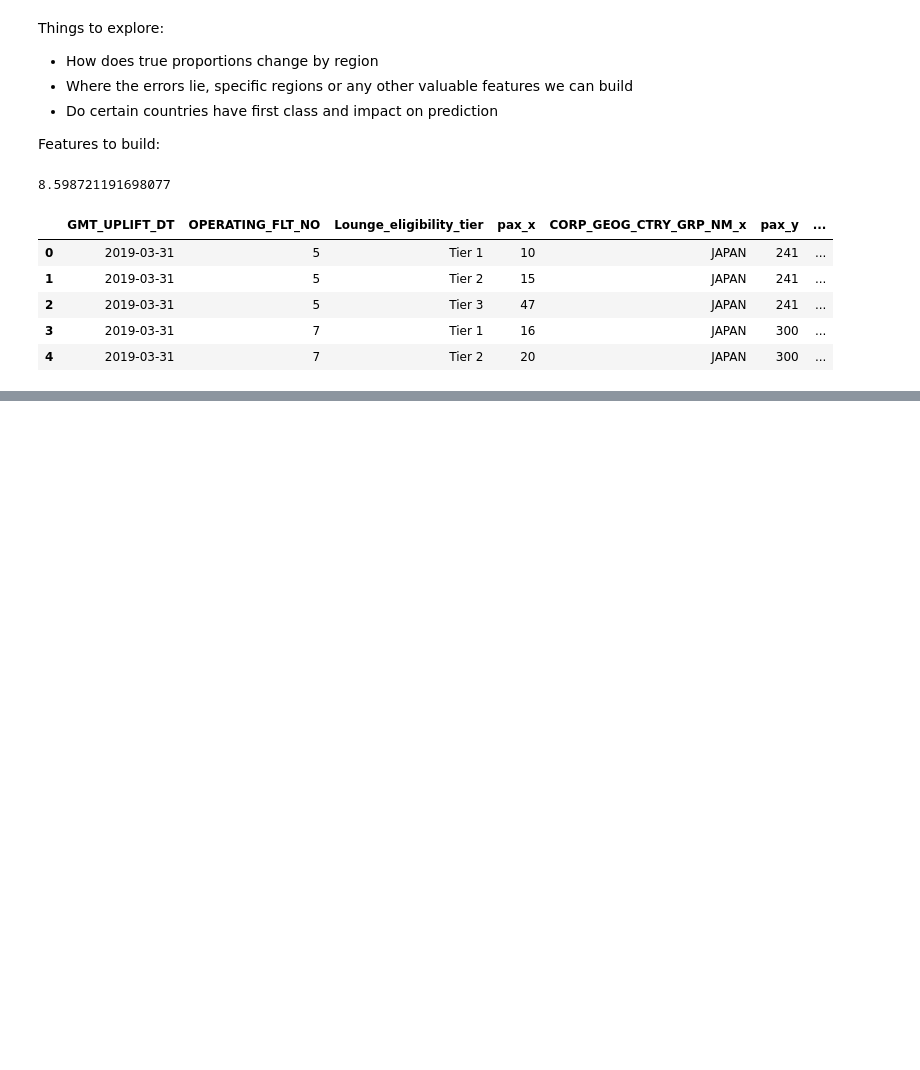
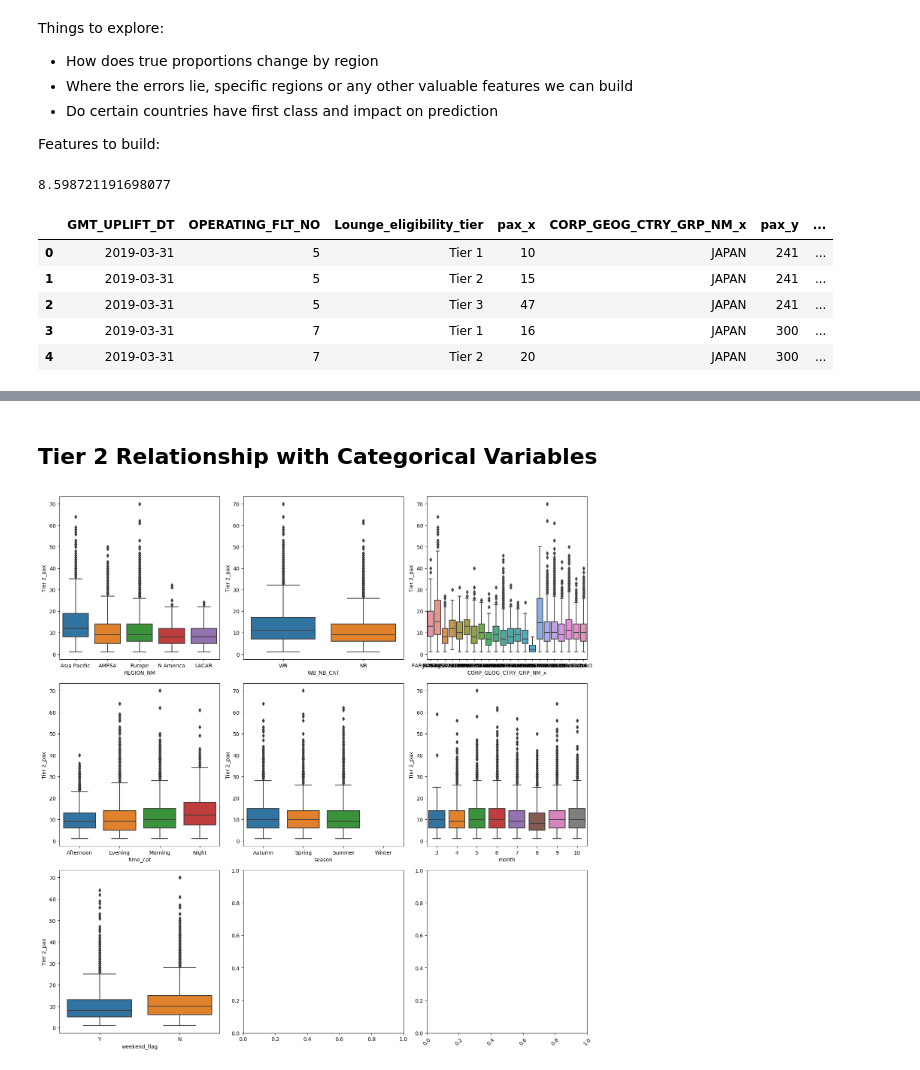
Before and after one commit to archied98/HackathonRepo, a Jupyter notebook: Ops Hackathon Starter Code.ipynb, the cells around one changed output, grey strips where cells are left out. Drawn from its saved outputs; the diff is of its cells as text; code cells hidden in the pictures; blank space fills up the shorter version.

```diff
--- a/Ops Hackathon Starter Code.ipynb
+++ b/Ops Hackathon Starter Code.ipynb
@@ -566,0 +694,6 @@ df_final[((df_final['GMT_UPLIFT_DT'].dt.day == 9) & (df_final['OPERATING_FLT_NO'
+# %% [markdown]
+## Tier 2 Relationship with Categorical Variables
+# %%
+boxplot_cat(cat_feat, df_flight, 'Tier 2_pax')
+# %% [output]
+[figure, added]
```
Also changed, not shown: parts of 23 cells of this notebook.
